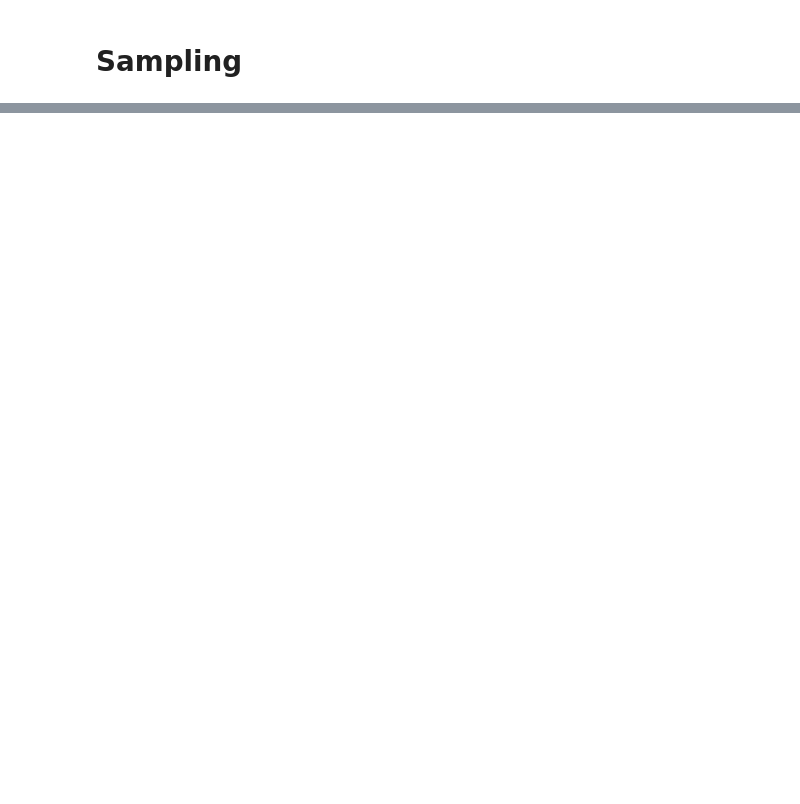
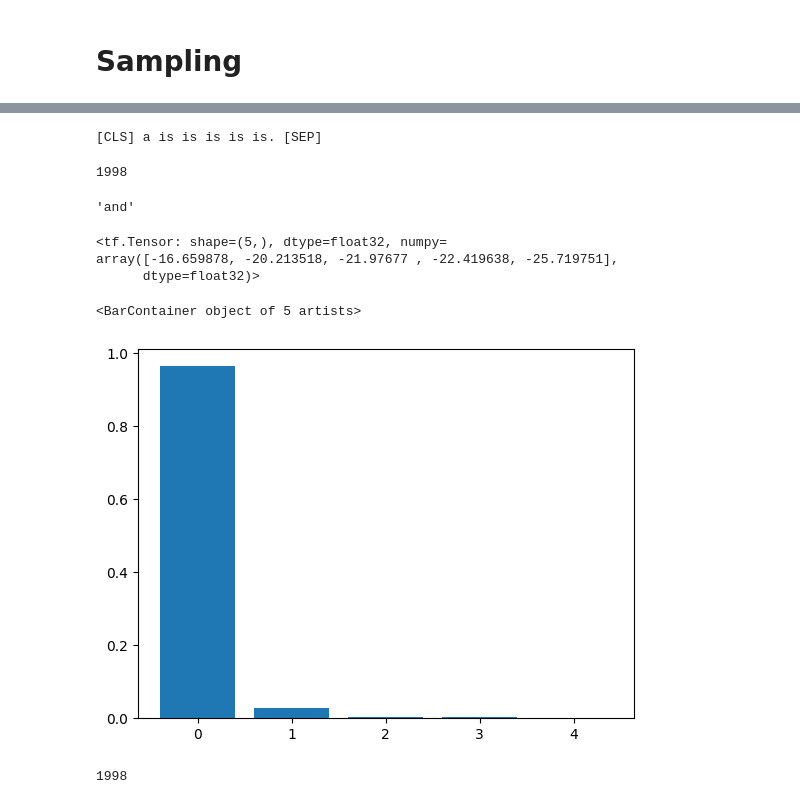
Before and after one commit to vedant-jumle/VIT_region_approx, a Jupyter notebook: VIT-base.ipynb, the cells around one changed output, grey strips where cells are left out. Saved outputs shown, nothing was run; the diff lists cells and outputs as text; code cells hidden in the pictures; blank space fills up the shorter version.

```diff
--- a/VIT-base.ipynb
+++ b/VIT-base.ipynb
@@ -546,0 +617,3 @@ plt.imshow(image)
+# %%
+# Set layer activation for the last layer to be None so that we can scale top k sample after selecting the top k values
+test_model.layers[-1].activation=None
@@ -546,0 +645,7 @@ plt.imshow(image)
+# %%
+target_ids = tokenizer.encode_plus(caption, max_length=sequence_length, add_special_tokens=True, padding="max_length", truncation=True, return_tensors='np')
+target_ids = target_ids['input_ids']
+
+initial_ids = tokenizer.encode_plus("[CLS]", max_length=sequence_length-1, add_special_tokens=False, padding="max_length", truncation=True, return_tensors='np')
+initial_tokens = initial_ids['input_ids']
+initial_mask = initial_ids['attention_mask']
@@ -546,0 +692,57 @@ plt.imshow(image)
+# %%
+# Initialize the sampled_ids list with the initial tokens
+sampled_ids = [initial_tokens[0][0]]
+
+attention_scores = {
+    4: [],
+    6: []
+}
+# Loop through the sequence length - 1
+for i in range(sequence_length-1):
+    # Get the logits for the current position
+    logits = test_model(dict(image=np.array([image]), text=np.array(initial_tokens)), mask=initial_mask)[0][i]
+    for i in attention_scores.keys():
+        attention_scores[i].append(test_model.layers[i].attn_score)
+    # Get the index of the token with the highest probability (greedy search)
+    sampled_id = tf.argmax(tf.math.softmax(logits), axis=-1).numpy()
+
+    # Append the sampled token to the sampled_ids list
+    sampled_ids.append(sampled_id)
+    print(tokenizer.decode(sampled_ids), end='\r')
+
+    # Update the initial_tokens with the sampled token for the next iteration
+    try:
+        initial_tokens[:, i+1] = sampled_id
+    except:
+        break
+
+    # Break the loop if the end token is generated
+    if sampled_id == 102:
+        break
+# %% [output]
+[CLS] a is is is is is. [SEP]
+# %%
+sampled_id
+# %% [output]
+1998
+# %%
+tokenizer.decode(1998)
+# %% [output]
+'and'
+# %%
+logits, idx = tf.math.top_k(logits, k=5)
+# %%
+logits/0.5
+# %% [output]
+<tf.Tensor: shape=(5,), dtype=float32, numpy=
+array([-16.659878, -20.213518, -21.97677 , -22.419638, -25.719751],
+      dtype=float32)>
+# %%
+plt.bar(range(5), tf.math.softmax(logits/0.5))
+# %% [output]
+<BarContainer object of 5 artists>
+[figure, added]
+# %%
+tf.argmax(tf.math.softmax(logits), axis=-1).numpy()
+# %% [output]
+1998
```
Also changed, not shown: parts of 39 cells of this notebook, 4 other files.
